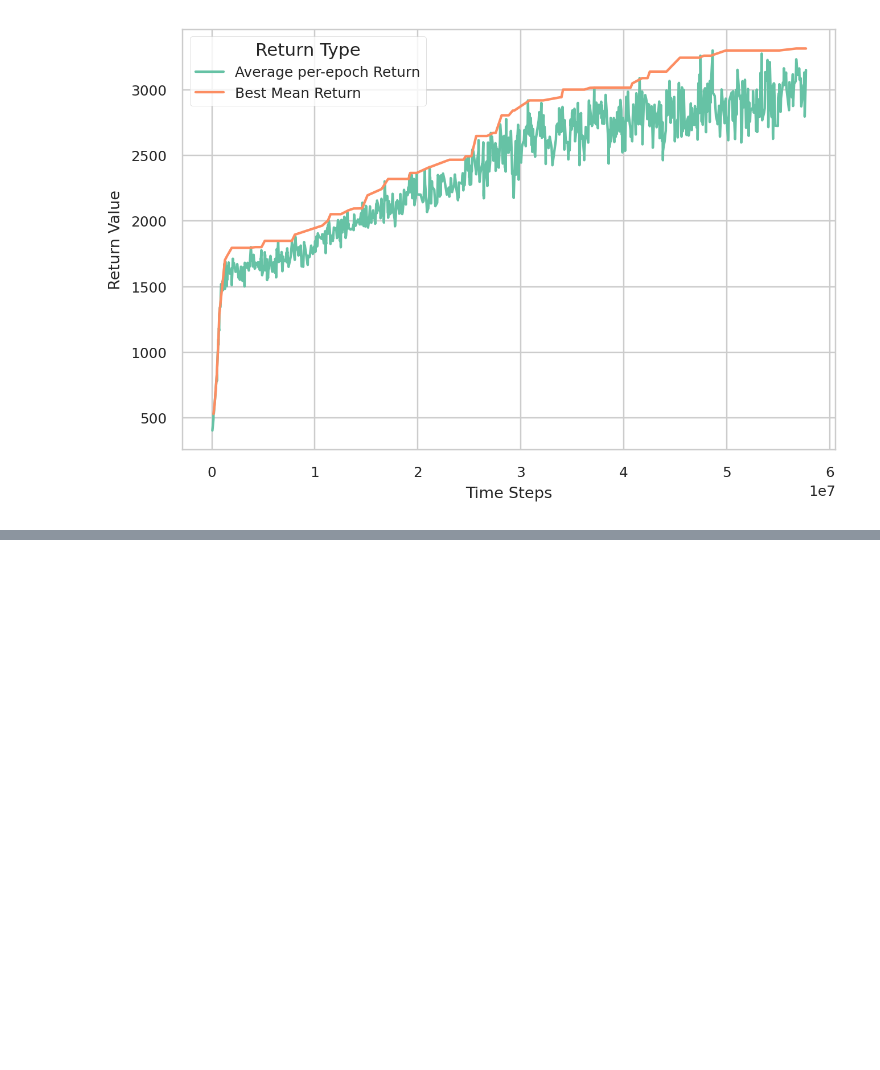
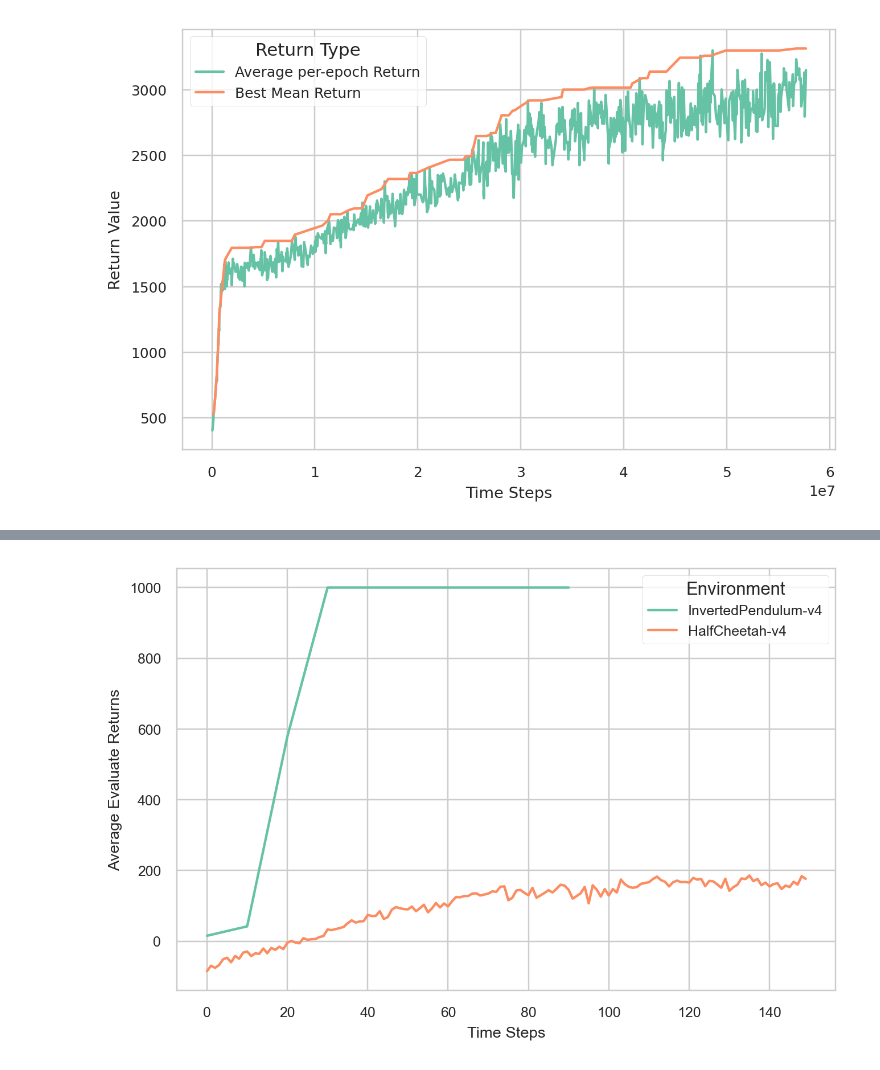
Before and after one commit to ChocolateDave/cs285_homework_fall2022, a Jupyter notebook: notebooks/hw3_analysis.ipynb, the cells around one changed output, grey strips where cells are left out. Drawn from its saved outputs; the diff is of its cells as text; code cells hidden in the pictures; blank space fills up the shorter version.

```diff
--- a/notebooks/hw3_analysis.ipynb
+++ b/notebooks/hw3_analysis.ipynb
@@ -127,0 +197,26 @@ fig.savefig('../docs/hw3_report/img/q2.png', dpi=600)
+# %%
+# Question 5
+# =========================================
+df = pd.DataFrame()
+for i, filename in enumerate(os.listdir('data/hw3/q5')):
+    if filename.split('.')[-1] != 'csv':
+        continue
+    env_name = filename.split('_')[3]
+    sub_df = pd.read_csv(osp.join('data/hw3/q5', filename))
+    _process_df(sub_df, 'Average Evaluate Returns')
+    sub_df['Environment'] = env_name
+    df = pd.concat([df, sub_df])
+
+fig, ax = plt.subplots(1, 1, figsize=(6, 4), dpi=224)
+ax = sns.lineplot(
+    data=df,
+    x='Time Steps',
+    y='Average Evaluate Returns',
+    hue='Environment',
+    palette='Set2',
+    ax=ax
+)
+fig.tight_layout()
+fig.savefig('../docs/hw3_report/img/q5.png', dpi=600)
+# %% [output]
+[figure, added]
```
Also changed, not shown: parts of 9 cells of this notebook, 48 other files.
